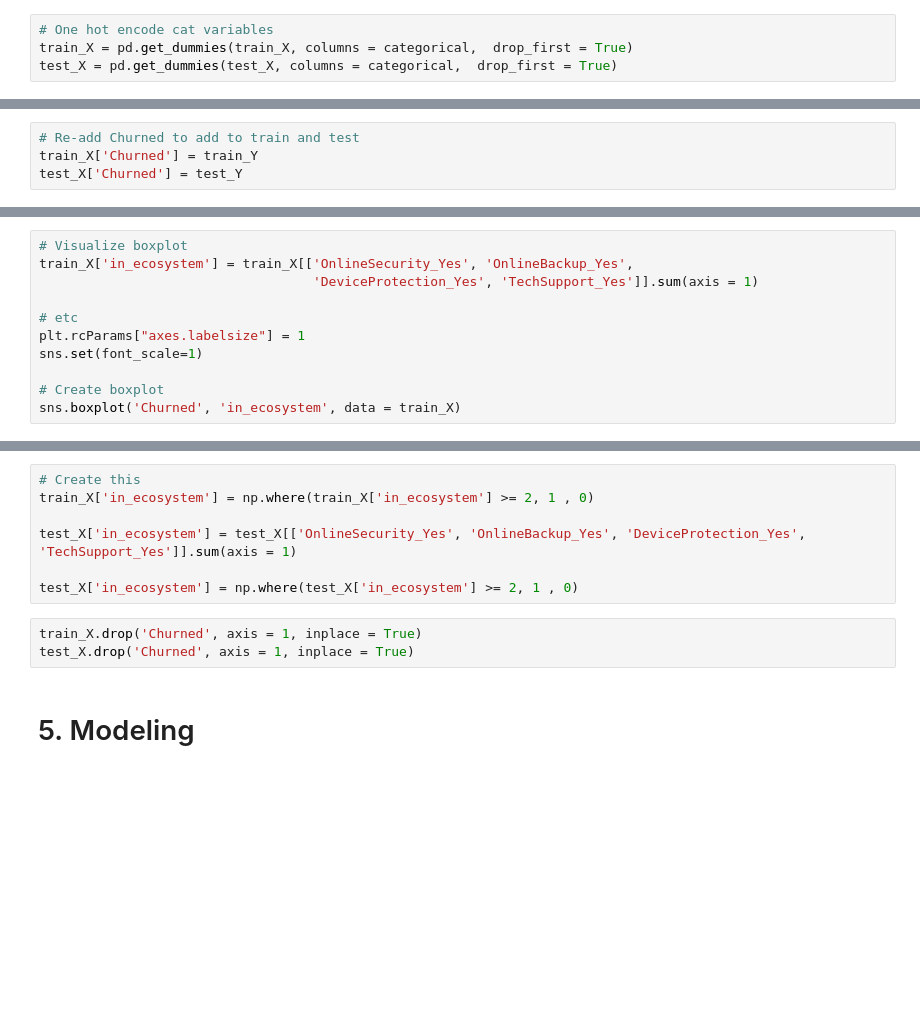
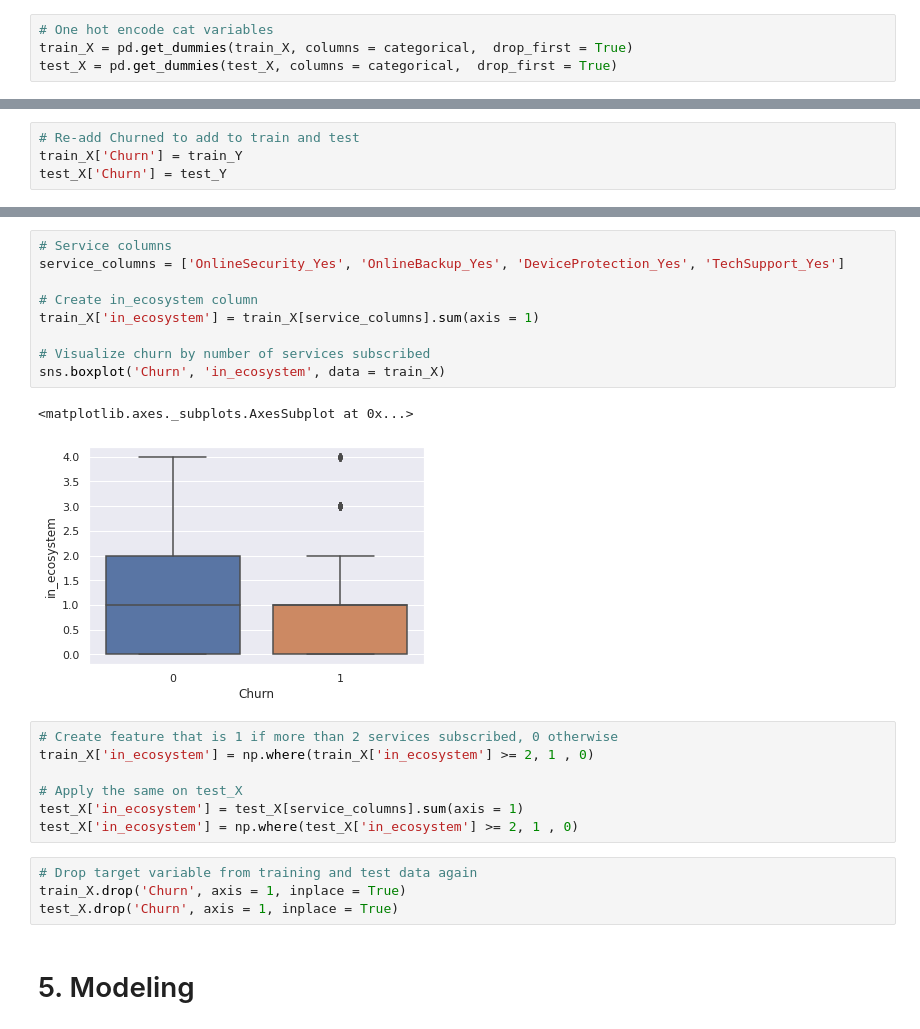
Before and after one commit to datacamp/machine-learning-with-scikit-learn-live-training, a Jupyter notebook: notebooks/Machine learning with scikit learn_solution.ipynb, the cells around one changed output, grey strips where cells are left out. Cells and saved outputs as stored; diff of their text form; blank space fills up the shorter version.

```diff
--- a/notebooks/Machine learning with scikit learn_solution.ipynb
+++ b/notebooks/Machine learning with scikit learn_solution.ipynb
@@ -511,4 +550,4 @@ test_X = pd.get_dummies(test_X, columns = categorical,  drop_first = True)
 # %%
 # Re-add Churned to add to train and test
-train_X['Churned'] = train_Y
-test_X['Churned'] = test_Y
+train_X['Churn'] = train_Y
+test_X['Churn'] = test_Y
@@ -566,11 +553,0 @@ Name: Churned, dtype: float64
-# %%
-# Visualize boxplot
-train_X['in_ecosystem'] = train_X[['OnlineSecurity_Yes', 'OnlineBackup_Yes',
-                                   'DeviceProtection_Yes', 'TechSupport_Yes']].sum(axis = 1)
-
-# etc
-plt.rcParams["axes.labelsize"] = 1
-sns.set(font_scale=1)
-
-# Create boxplot
-sns.boxplot('Churned', 'in_ecosystem', data = train_X)
@@ -580,14 +564,26 @@ sns.boxplot('Churned', 'in_ecosystem', data = train_X)
+# %%
+# Service columns
+service_columns = ['OnlineSecurity_Yes', 'OnlineBackup_Yes', 'DeviceProtection_Yes', 'TechSupport_Yes']
+
+# Create in_ecosystem column
+train_X['in_ecosystem'] = train_X[service_columns].sum(axis = 1)
+
+# Visualize churn by number of services subscribed
+sns.boxplot('Churn', 'in_ecosystem', data = train_X)
+# %% [output]
+<matplotlib.axes._subplots.AxesSubplot at 0x...>
+[figure, added]
 # %%
-# Create this
+# Create feature that is 1 if more than 2 services subscribed, 0 otherwise
 train_X['in_ecosystem'] = np.where(train_X['in_ecosystem'] >= 2, 1 , 0)
 
-test_X['in_ecosystem'] = test_X[['OnlineSecurity_Yes', 'OnlineBackup_Yes', 'DeviceProtection_Yes',
-'TechSupport_Yes']].sum(axis = 1)
-
+# Apply the same on test_X
+test_X['in_ecosystem'] = test_X[service_columns].sum(axis = 1)
 test_X['in_ecosystem'] = np.where(test_X['in_ecosystem'] >= 2, 1 , 0)
 # %%
-train_X.drop('Churned', axis = 1, inplace = True)
-test_X.drop('Churned', axis = 1, inplace = True)
+# Drop target variable from training and test data again
+train_X.drop('Churn', axis = 1, inplace = True)
+test_X.drop('Churn', axis = 1, inplace = True)
 # %% [markdown]
 # 5. Modeling
 # %%
```
Also changed, not shown: parts of 12 cells of this notebook.
